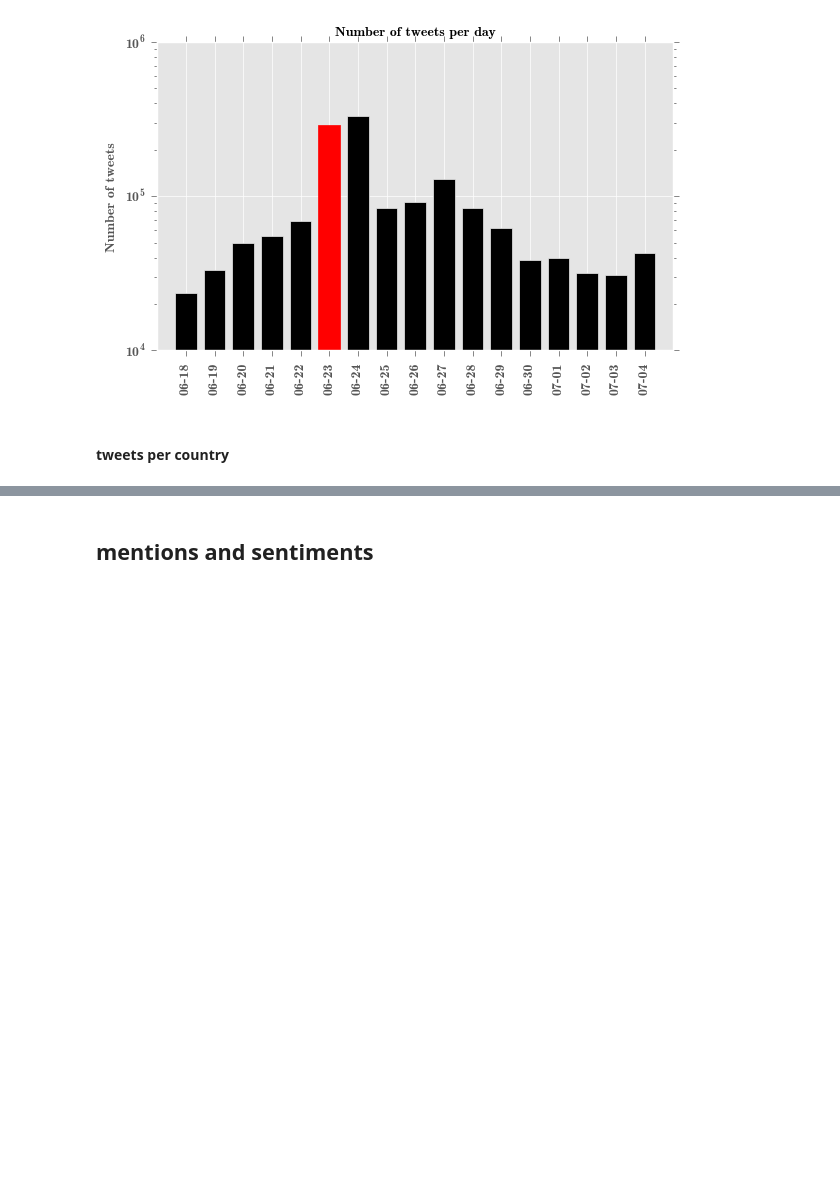
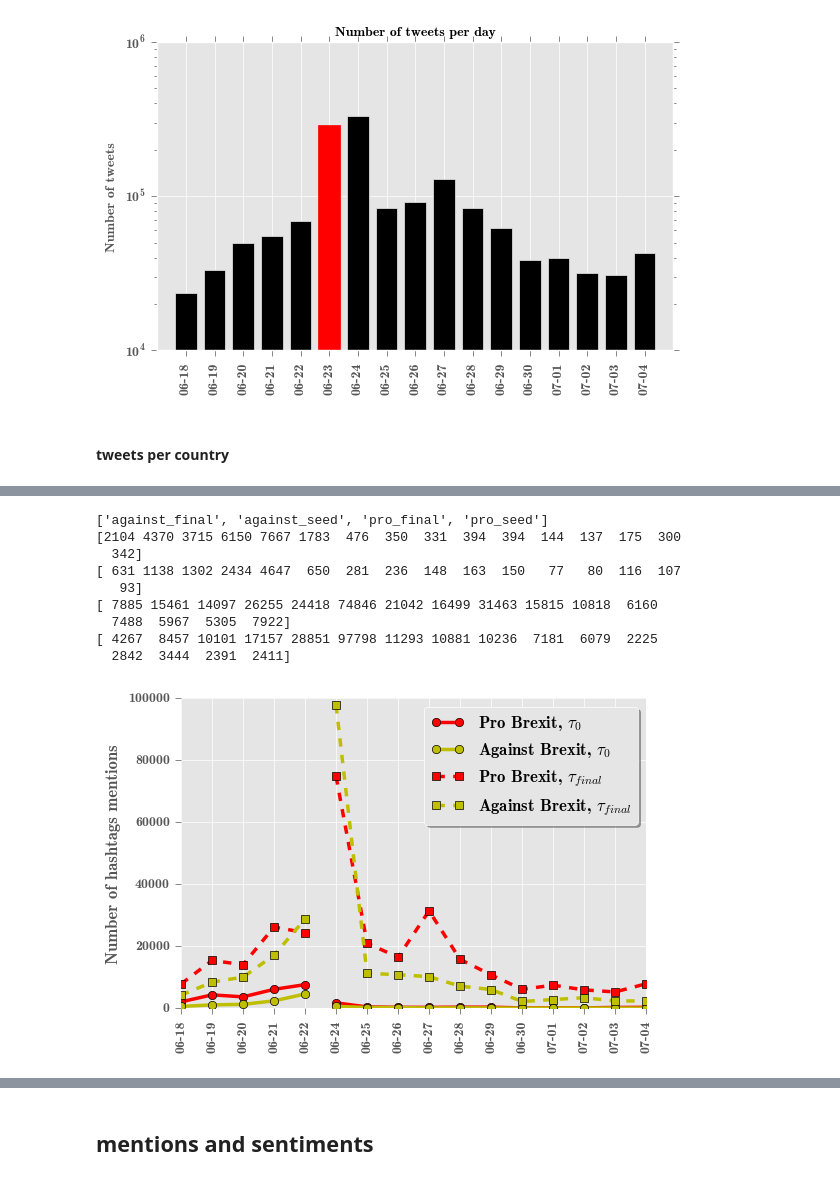
Before and after one commit to cristinadece/TwitterCrisis, a Jupyter notebook: plots_brexit.ipynb, the cells around one changed output, grey strips where cells are left out. Saved outputs shown, nothing was run; the diff lists cells and outputs as text; code cells hidden in the pictures; blank space fills up the shorter version.

```diff
--- a/plots_brexit.ipynb
+++ b/plots_brexit.ipynb
@@ -400,3 +723,24 @@ def mentionsPerDay(dailyTweetsDict, tweetIndex, mentions, synDict=False):
     # orderd date keys chronologically
     sortedDailyMentions = OrderedDict(sorted(dailyMentions.items(), key=lambda t: t[0]))
     return sortedDailyMentions
+# %%
+### HASHTAGS
+
+#### top hashtags pre and post - FINAL
+final_pre_dailyMentionDict = mentionsPerDay(pre_dailyTweetsDict, pre_tweetIndex, pre_hashtagsDict.keys(), pre_hashtagsDict)
+print final_pre_dailyMentionDict.keys()
+print final_pre_dailyMentionDict
+
+final_post_dailyMentionDict = mentionsPerDay(post_dailyTweetsDict, post_tweetIndex, post_hashtagsDict.keys(), post_hashtagsDict)
+print final_post_dailyMentionDict.keys()
+print final_post_dailyMentionDict
+
+
+#### top hashtags pre and post - SEED
+seed_pre_dailyMentionDict = mentionsPerDay(pre_dailyTweetsDict, pre_tweetIndex, hashtagsDict.keys(), hashtagsDict)
+print seed_pre_dailyMentionDict.keys()
+print seed_pre_dailyMentionDict
+
+seed_post_dailyMentionDict = mentionsPerDay(post_dailyTweetsDict, post_tweetIndex, hashtagsDict.keys(), hashtagsDict)
+print seed_post_dailyMentionDict.keys()
+print seed_post_dailyMentionDict
@@ -402,0 +763,24 @@ def mentionsPerDay(dailyTweetsDict, tweetIndex, mentions, synDict=False):
+# %%
+variableNames_seed = set(hashtagsDict.values())
+# variableNames_pre_final = set(pre_hashtagsDict.values())
+# variableNames_post_final = set(post_hashtagsDict.values())
+
+# plotLinesRedYellow4Lines(seed_pre_dailyMentionDict, variableNames_seed, final_pre_dailyMentionDict, variableNames_pre_final, "/home/muntean/brexit-enriched/plots/hashtags_final_seed_pre.pdf")
+# plotLinesRedYellow4Lines(seed_post_dailyMentionDict, variableNames_seed, final_post_dailyMentionDict, variableNames_post_final, "/home/muntean/brexit-enriched/plots/hashtags_final_seed_post.pdf")
+
+seed_dest = seed_pre_dailyMentionDict.copy()
+seed_dest.update(seed_post_dailyMentionDict)
+final_dest = final_pre_dailyMentionDict.copy()
+final_dest.update(final_post_dailyMentionDict)
+plotLinesRedYellow4Lines(seed_dest, variableNames_seed, final_dest, set(all_hashtagsDict.values()), "/home/muntean/brexit-enriched/plots/hashtags_final_seed_all_with_gap.pdf")
+# %% [output]
+['against_final', 'against_seed', 'pro_final', 'pro_seed']
+[2104 4370 3715 6150 7667 1783  476  350  331  394  394  144  137  175  300
+  342]
+[ 631 1138 1302 2434 4647  650  281  236  148  163  150   77   80  116  107
+   93]
+[ 7885 15461 14097 26255 24418 74846 21042 16499 31463 15815 10818  6160
+  7488  5967  5305  7922]
+[ 4267  8457 10101 17157 28851 97798 11293 10881 10236  7181  6079  2225
+  2842  3444  2391  2411]
+[figure, added]
```
Also changed, not shown: parts of 33 cells of this notebook.
